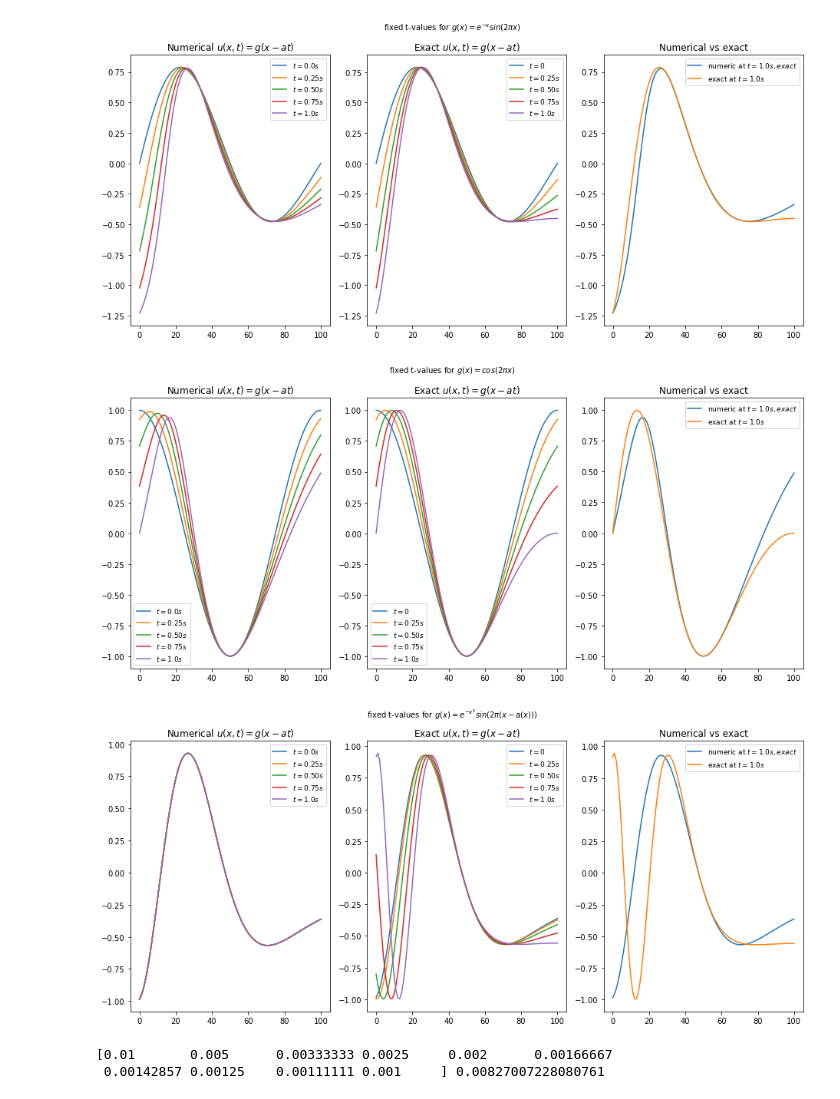
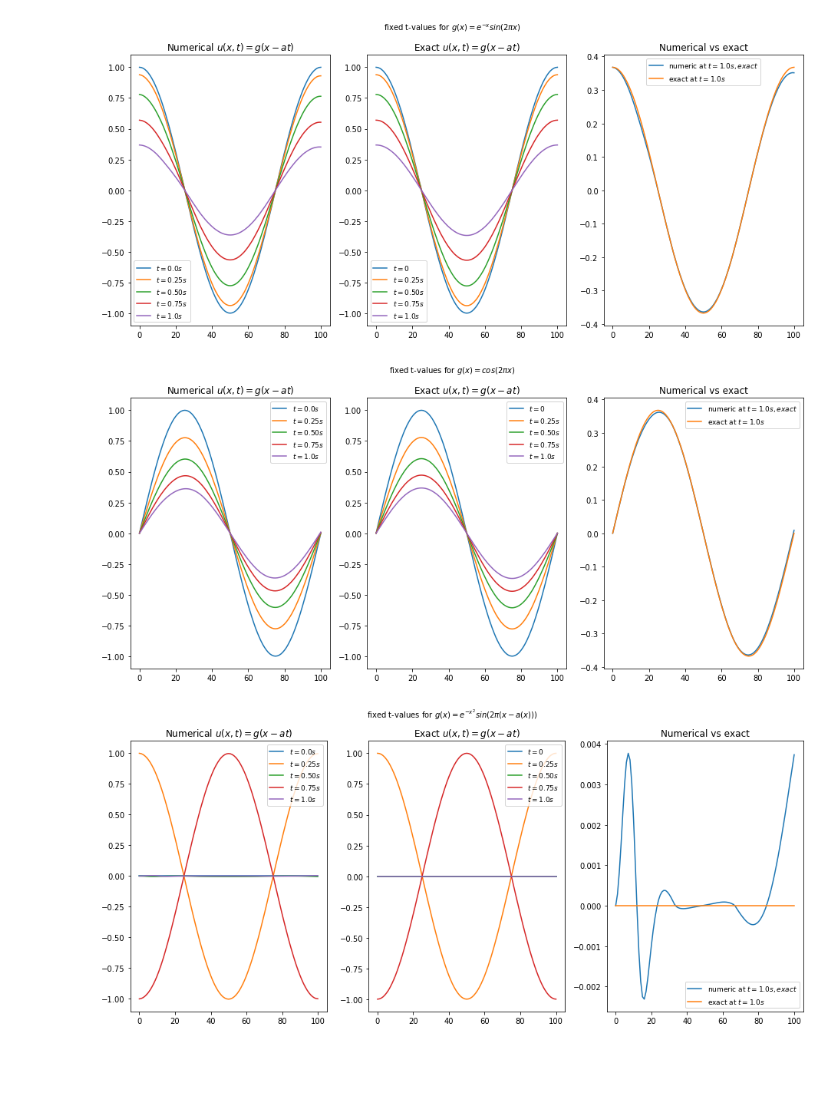
Before and after one commit to ulrikunneberg/numdiffprosj2, a Jupyter notebook: Augusts fil.ipynb, the cells around one changed output. Cells and saved outputs as stored; diff of their text form; code cells hidden in the pictures; blank space fills up the shorter version.

```diff
--- a/Augusts fil.ipynb
+++ b/Augusts fil.ipynb
@@ -91,11 +137,6 @@ def bc_noRHS1(t, init, a):
 # %%
-#t=0 without a RHS, u_0(x)
-def exact_sol(f, x, a, t):
-    tt, xx=np.meshgrid(t, x)
-    return f(xx-a(xx, tt)*tt)
-
 #Scheme  , RHS_func=lambda t, x:np.zeros((len(x), len(t)))
-def upwind(M, T, N, u_init, u_bc, a=simple_a):
+def upwind(M, T, N, u_init, u_bc, a=simple_a, RHS_func=lambda t, x, a:np.zeros((len(x), len(t)))):
 
     h=1/M
     k=T/N
@@ -115,9 +156,11 @@ def upwind(M, T, N, u_init, u_bc, a=simple_a):
 
     CFL=k/h*a(x)
 
+    F=RHS_func(t, x, a)
+
     for n in range(N):
 
-        U[:, n+1]=A@U[:, n]
+        U[:, n+1]=A@U[:, n] + k*F[:, n]
         U[0, n+1]=u_bc(t[n+1], u_init, a)
 
 
@@ -197,57 +246,77 @@ def plot_func2(numeric, exact, title="Title", savefig="fixed t-values1"):
     ax2.plot(exact[:, int(N*1/4)], label=r'$t=0.25s$')
     #ax3.plot(numeric[:, int(N*1/4)], label=r'$t=0.25s$')
     #ax3.plot(exact[:, int(N*1/4)], label=r'$t=0.25s$')
 
     ax1.plot(numeric[:, int(N*1/2)], label=r'$t=0.50s$')
     ax2.plot(exact[:, int(N*1/2)], label=r'$t=0.50s$')
     #ax3.plot(numeric[:, int(N*1/2)], label=r'numeric at $t=0.50s$')
     #ax3.plot(exact[:, int(N*1/2)], label=r'exact at $t=0.50s$')
 
     ax1.plot(numeric[:, int(N*3/4)], label=r'$t=0.75s$')
     ax2.plot(exact[:, int(N*3/4)], label=r'$t=0.75s$')
     #ax3.plot(numeric[:, int(N*3/4)], label=r'$t=0.75s$')
     #ax3.plot(exact[:, int(N*3/4)], label=r'$t=0.75s$')
 
     ax1.plot(numeric[:, -1], label=r'$t=1.0s$')
     ax2.plot(exact[:, -1], label=r'$t=1.0s$')
     ax3.plot(numeric[:, -1], label=r'numeric at $t=1.0s, exact$')
     ax3.plot(exact[:, -1], label=r'exact at $t=1.0s$')
 
     ax1.set_title(r'Numerical $u(x, t)=g(x-at)$')
     ax2.set_title(r'Exact $u(x, t)=g(x-at)$')
     ax3.set_title(r'Numerical vs exact')
     ax1.legend(prop={'size': 9})
     ax2.legend(prop={'size': 9})
     ax3.legend(prop={'size': 9})
     fig.savefig(savefig)
     fig.tight_layout()
     fig.subplots_adjust(top=0.88)
 
-plot_func2(noRHS1, exact1, title=r'fixed t-values for $g(x)=e^{-x}sin(2\pi x)$', savefig="fixed t-values1")
-plot_func2(noRHS2, exact2, title=r'fixed t-values for $g(x)=cos(2\pi x)$', savefig="fixed t-values2")
-plot_func2(noRHS3, exact3, title=r'fixed t-values for $g(x)=e^{-x^2}sin(2\pi\left(x-a(x))\right)$', savefig="fixed t-values3")
+plot_func2(RHS1, exactRHS1, title=r'fixed t-values for $g(x)=e^{-x}sin(2\pi x)$', savefig="fixed t-values1")
+plot_func2(RHS2, exactRHS2, title=r'fixed t-values for $g(x)=cos(2\pi x)$', savefig="fixed t-values2")
+plot_func2(RHS3, exactRHS3, title=r'fixed t-values for $g(x)=e^{-x^2}sin(2\pi\left(x-a(x))\right)$', savefig="fixed t-values3")
+#plot_func2(RHS1, exactRHS, title=r'fixed t-values for $g(x)=e^{-x}sin(2\pi x)$', savefig="fixed t-values1")
 # %% [output]
-[figure, old version]
+[figure, new version]
-[figure, old version]
+[figure, new version]
-[figure, old version]
+[figure, new version]
 # %%
 #Define an error function for a given method
-def error_func_h(u_exact_method):
-    Ms=np.arange(100, 1100, 100)
+'''
+def error_func_h(init, bc, a=simple_a, exact_func=exact_sol):
+    N=10
+    Ms=np.arange(2, 7, 1)
     hs=1/Ms
     t=np.linspace(0, T, N+1)
     error= np.zeros(len(hs))
     for i in range(len(Ms)):
-        u_numeric, temp1 = upwind(Ms[i], T, N, init_noRHS, bc_noRHS1)
+        u_numeric, temp1 = upwind(Ms[i], T, N, init, bc, a)
         x = np.linspace(0, 1, Ms[i]+1)
-        u_exact = exact(init_noRHS, x, simple_a, t)
-        error[i] = np.max( np.abs(u_numeric[-1,:] - u_exact[-1,:] ))
+        u_exact_ref = exact_sol(init, x, a, t)
+        error[i] = np.max(np.abs(u_numeric[-1,:] - u_exact_ref[-1,:]))
     order = np.polyfit(np.log(hs),np.log(error),1)[0]
     return hs, error , order
 
-hs, error, order = error_func_h(v_exact_func2)
+hs, error, order = error_func_h(init_noRHS1, bc_noRHS)
 
-print(hs, order)
+print(error, order)
+'''
+def error_func_h(solver, init, bc, a=simple_a, exact_func=exact_sol, RHS_func= lambda t, x: np.zeros((len(x), len(t)))):
+    N=1000
+    Ms=np.arange(3, 20,1)
+    hs=1/Ms
+    t=np.linspace(0, T, N+1)
+    error= np.zeros(len(hs))
+    for i in range(len(Ms)):
+        u_numeric, temp = solver(Ms[i], T, N, init, bc, a, RHS_func)
+        x=np.linspace(0, 1, Ms[i]+1)
+        tt, xx=np.meshgrid(t, x)
+        u_exact_ref = exact_func(init, xx, a, tt)
+        error[i] = np.max( np.abs(u_numeric[-1, :] - u_exact_ref[-1, :] ))
+    order = np.polyfit(np.log(hs),np.log(error),1)[0]
+    return hs, error , order
+
+#hs, error_h, order_h = error_func_h(upwind, init_RHS, bc_RHS, a=simple_a, exact_func=exact_sol)
+h_RHS1, error_RHS1, order_RHS1 = error_func_h(upwind, init_RHS, bc_RHS, a=simple_a, exact_func=u_exact1, RHS_func=withRHS1)
+h_RHS2, error_RHS2, order_RHS2 = error_func_h(upwind, init_RHS2, bc_RHS2, a=simple_a, exact_func=u_exact2, RHS_func=withRHS2)
+h_RHS3, error_RHS3, order_RHS3 = error_func_h(upwind, init_RHS3, bc_RHS3, a=simple_a, exact_func=u_exact3, RHS_func=withRHS3)
-# %% [output]
-[0.01       0.005      0.00333333 0.0025     0.002      0.00166667
- 0.00142857 0.00125    0.00111111 0.001     ] 0.00827007228080761
```
Also changed, not shown: parts of 9 cells of this notebook, 7 other files.
